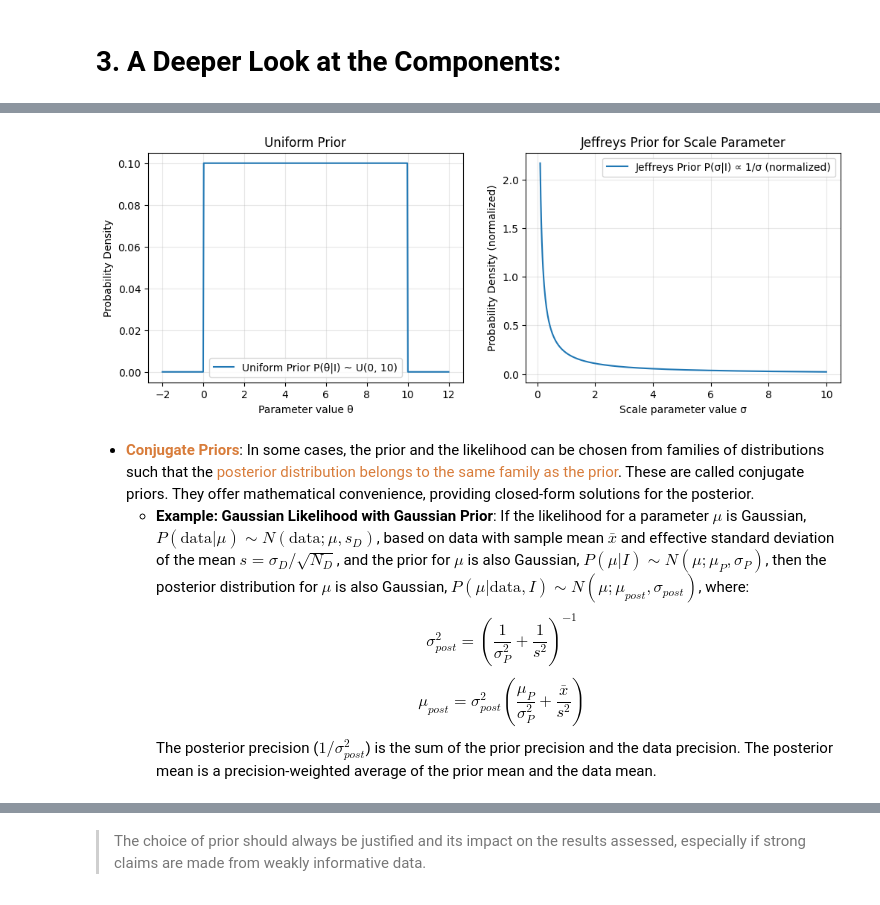
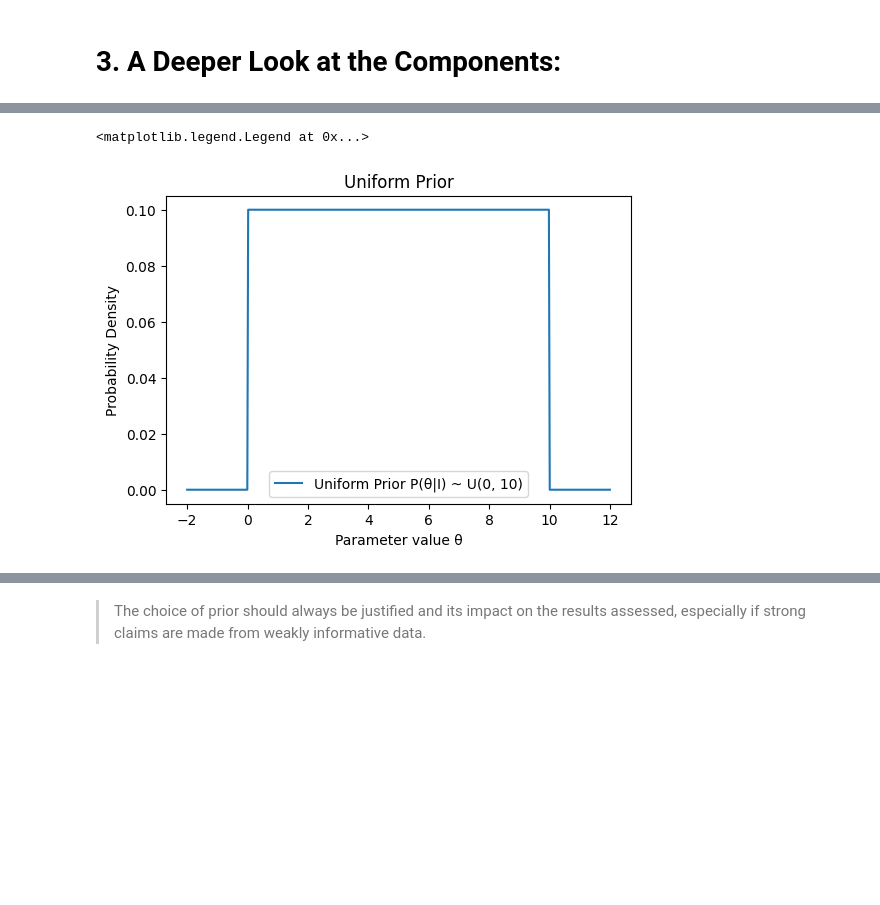
Before and after one commit to Astrostat-Sharjah/2025_winter_school, a Jupyter notebook: 06_Bayesian/Bayesian_1_answerkey.ipynb, the cells around one changed output, grey strips where cells are left out. Cells and saved outputs as stored; diff of their text form; code cells hidden in the pictures; blank space fills up the shorter version.

```diff
--- a/06_Bayesian/Bayesian_1_answerkey.ipynb
+++ b/06_Bayesian/Bayesian_1_answerkey.ipynb
@@ -198,34 +191,14 @@ Priors can be broadly categorized as **informative** or **uninformative** (often
 # %%
-fig, axs = plt.subplots(1, 2, figsize=(12, 4))
+fig, axs = plt.subplots(1, 1, figsize=(6, 4))
 
-# 1. Uniform Prior
-ax = axs[0]
+# Uniform Prior
 x_uniform = np.linspace(-2, 12, 500)
 pdf_uniform = st.uniform(loc=0, scale=10).pdf(x_uniform) # Uniform between 0 and 10
-ax.plot(x_uniform, pdf_uniform, label='Uniform Prior P(θ|I) ~ U(0, 10)')
-ax.set_title('Uniform Prior')
-ax.set_xlabel('Parameter value θ')
-ax.set_ylabel('Probability Density')
-ax.legend()
-ax.grid(True, alpha=0.3)
-
-# 2. Jeffreys Prior for scale parameter (visualized as 1/σ on linear scale)
-ax = axs[1]
-x_jeffreys = np.linspace(0.1, 10, 500)
-pdf_jeffreys = 1/x_jeffreys
-pdf_jeffreys_norm = pdf_jeffreys / np.trapz(pdf_jeffreys, x_jeffreys) # Normalize for plotting
-ax.plot(x_jeffreys, pdf_jeffreys_norm, label='Jeffreys Prior P(σ|I) ∝ 1/σ (normalized)')
-ax.set_title('Jeffreys Prior for Scale Parameter')
-ax.set_xlabel('Scale parameter value σ')
-ax.set_ylabel('Probability Density (normalized)')
-ax.legend()
-
-ax.grid(True, alpha=0.3)
+plt.plot(x_uniform, pdf_uniform, label='Uniform Prior P(θ|I) ~ U(0, 10)')
+plt.title('Uniform Prior')
+plt.xlabel('Parameter value θ')
+plt.ylabel('Probability Density')
+plt.legend()
 # %% [output]
+<matplotlib.legend.Legend at 0x...>
-[figure, old version]
+[figure, new version]
-# %% [markdown]
-*   <span style="color:#d87c3a">**Conjugate Priors**</span>: In some cases, the prior and the likelihood can be chosen from families of distributions such that the <span style="color:#d87c3a">posterior distribution belongs to the same family as the prior</span>. These are called conjugate priors. They offer mathematical convenience, providing closed-form solutions for the posterior.
-    *   **Example: Gaussian Likelihood with Gaussian Prior**: If the likelihood for a parameter $\mu$ is Gaussian, $P(\text{data}|\mu) \sim N(\text{data}; \mu, s_D)$, based on data with sample mean $\bar{x}$ and effective standard deviation of the mean $s = \sigma_D / \sqrt{N_D}$, and the prior for $\mu$ is also Gaussian, $P(\mu|I) \sim N(\mu; \mu_P, \sigma_P)$, then the posterior distribution for $\mu$ is also Gaussian, $P(\mu|\text{data},I) \sim N(\mu; \mu_{post}, \sigma_{post})$, where:
-        $$ \sigma_{post}^2 = \left( \frac{1}{\sigma_P^2} + \frac{1}{s^2} \right)^{-1} $$
-        $$ \mu_{post} = \sigma_{post}^2 \left( \frac{\mu_P}{\sigma_P^2} + \frac{\bar{x}}{s^2} \right) $$
-        The posterior precision ($1/\sigma_{post}^2$) is the sum of the prior precision and the data precision. The posterior mean is a precision-weighted average of the prior mean and the data mean.
```
Also changed, not shown: parts of 7 cells of this notebook, 1 other file.
